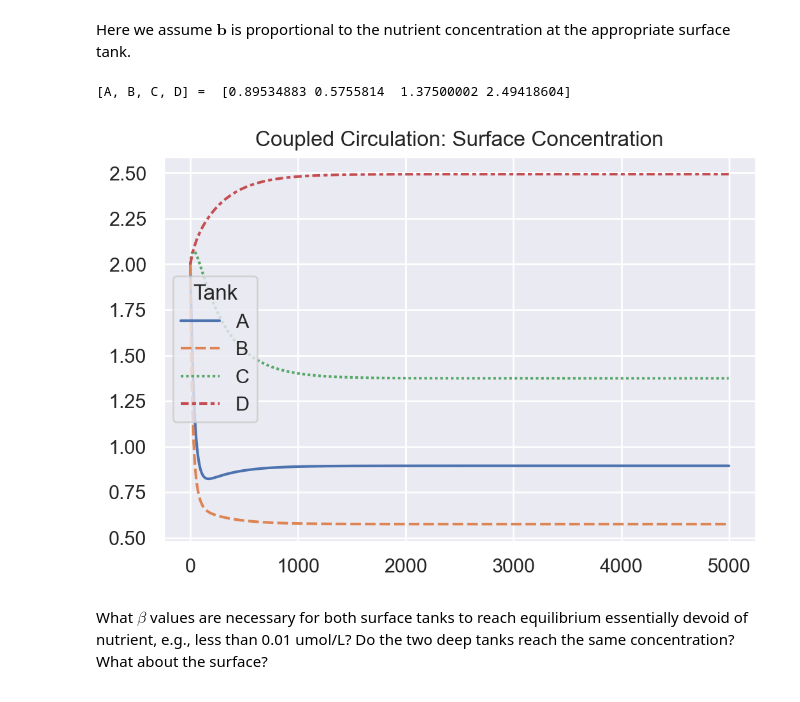
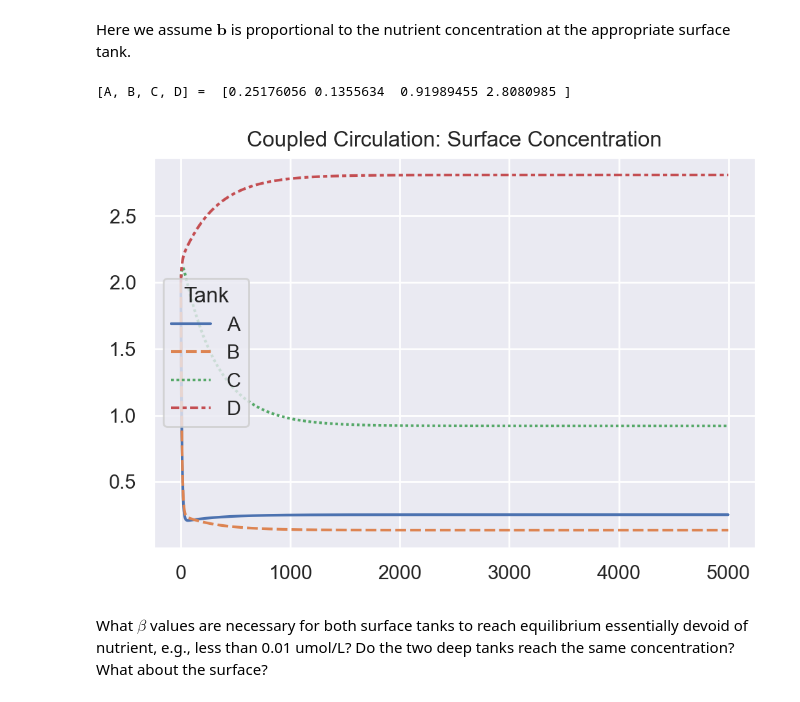
Before and after one commit to hernypeterson/nutrient-model, a Jupyter notebook: nutrient-model.ipynb, the cells around one changed output. Saved outputs shown, nothing was run; the diff lists cells and outputs as text; code cells hidden in the pictures.

Commit message:
fixed conc etc

```diff
--- a/nutrient-model.ipynb
+++ b/nutrient-model.ipynb
@@ -213,22 +215,22 @@ Keep in mind, we are trying to explain real patterns observed in the ocean. Name
 Here we assume $\mathbf{b}$ is proportional to the nutrient concentration at the appropriate surface tank.
 # %%
 def sys_conc(c, t):
-    b = bio(beta_conc, *c[:2]) # c[:2] is the first two terms of c
+    b = bio(beta_conc, *(c[:2] * v[:2])) # c[:2] is the first two terms of c
     return (Q @ c + b) / v
 
-beta_conc = 10 # (L/hr)
+beta_conc = .1 # (/hr)
 
 sol_conc = odeint(sys_conc, P0, t)
 
 sol_conc_title = "Coupled PO$_4^{3-}$ Cycling: $\mathbf{b} \propto$Surface [PO$_4^{3-}$]"
 
 sns.lineplot(data=sol_conc).set(title="Coupled Circulation: Surface Concentration")
 legend()
 
 print("[A, B, C, D] = ", sol_conc[-1])
 # %% [output]
-[A, B, C, D] =  [0.89534883 0.5755814  1.37500002 2.49418604]
+[A, B, C, D] =  [0.25176056 0.1355634  0.91989455 2.8080985 ]
-[figure, old version]
+[figure, new version]
 # %% [markdown]
 What $\beta$ values are necessary for both surface tanks to reach equilibrium essentially devoid of nutrient, e.g., less than 0.01 umol/L? Do the two deep tanks reach the same concentration? What about the surface?
 # %% [markdown]
```
Also changed, not shown: parts of 4 cells of this notebook.
